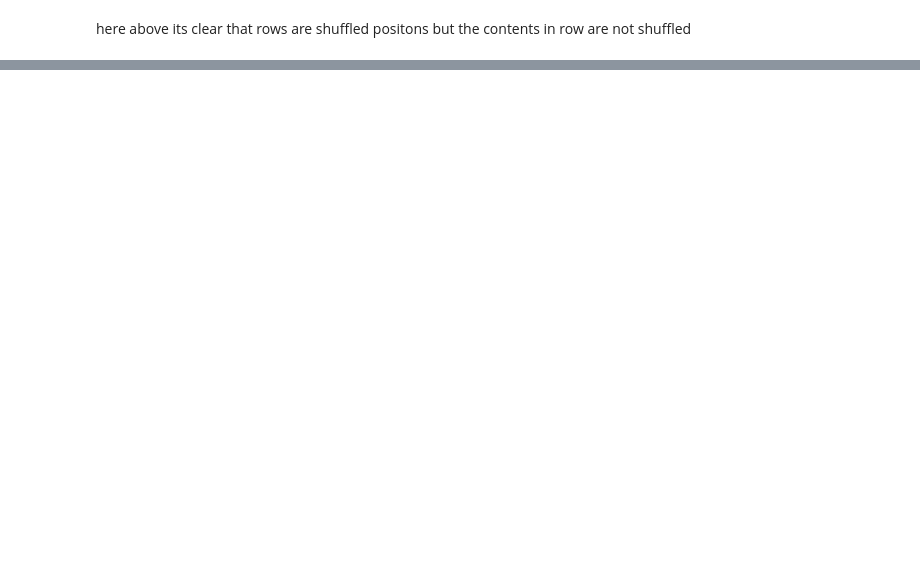
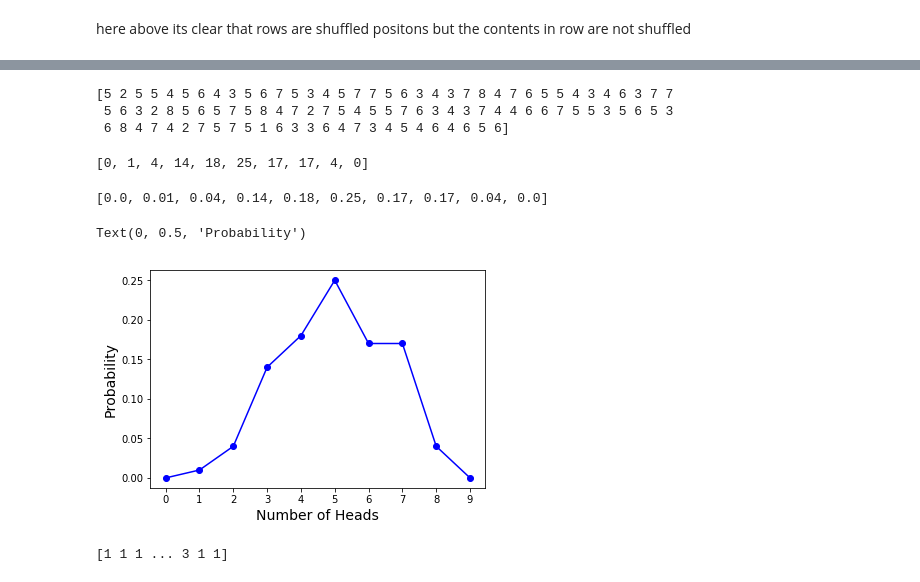
Before and after one commit to Freeha-S/numpy-random, a Jupyter notebook: numpy-random.ipynb, the cells around one changed output, grey strips where cells are left out. Drawn from its saved outputs; the diff is of its cells as text; code cells hidden in the pictures; blank space fills up the shorter version.

```diff
--- a/numpy-random.ipynb
+++ b/numpy-random.ipynb
@@ -99,0 +201,29 @@ here above its clear that rows are shuffled positons but the contents in row are
+# %%
+# no of trials 10
+#fair coin so probability is 50%
+# repeat the experiment 100 times
+s = np.random.binomial(10,0.5,100) # no of heads when tossing a fair coin for 10 time and repating that experiment 100 times
+print(s)
+# %% [output]
+[5 2 5 5 4 5 6 4 3 5 6 7 5 3 4 5 7 7 5 6 3 4 3 7 8 4 7 6 5 5 4 3 4 6 3 7 7
+ 5 6 3 2 8 5 6 5 7 5 8 4 7 2 7 5 4 5 5 7 6 3 4 3 7 4 4 6 6 7 5 5 3 5 6 5 3
+ 6 8 4 7 4 2 7 5 7 5 1 6 3 3 6 4 7 3 4 5 4 6 4 6 5 6]
+# %%
+# find the number of heads
+[np.equal(s,i).sum() for i in range(10)]
+# %% [output]
+[0, 1, 4, 14, 18, 25, 17, 17, 4, 0]
+# %%
+#probabily of outcomes in 100 experiments that the number of heads we got
+prob= [np.equal(s,i).mean() for i in range(10)]
+print(prob)
+# %% [output]
+[0.0, 0.01, 0.04, 0.14, 0.18, 0.25, 0.17, 0.17, 0.04, 0.0]
+# %%
+plt.xticks(range(10))
+plt.plot(list(range(10)), prob,color='blue', marker='o')
+plt.xlabel('Number of Heads',fontsize=14)
+plt.ylabel('Probability',fontsize=14)
+# %% [output]
+Text(0, 0.5, 'Probability')
+[figure, added]
@@ -99,0 +232,4 @@ here above its clear that rows are shuffled positons but the contents in row are
+# %%
+print(s)
+# %% [output]
+[1 1 1 ... 3 1 1]
```
Also changed, not shown: parts of 33 cells of this notebook.
